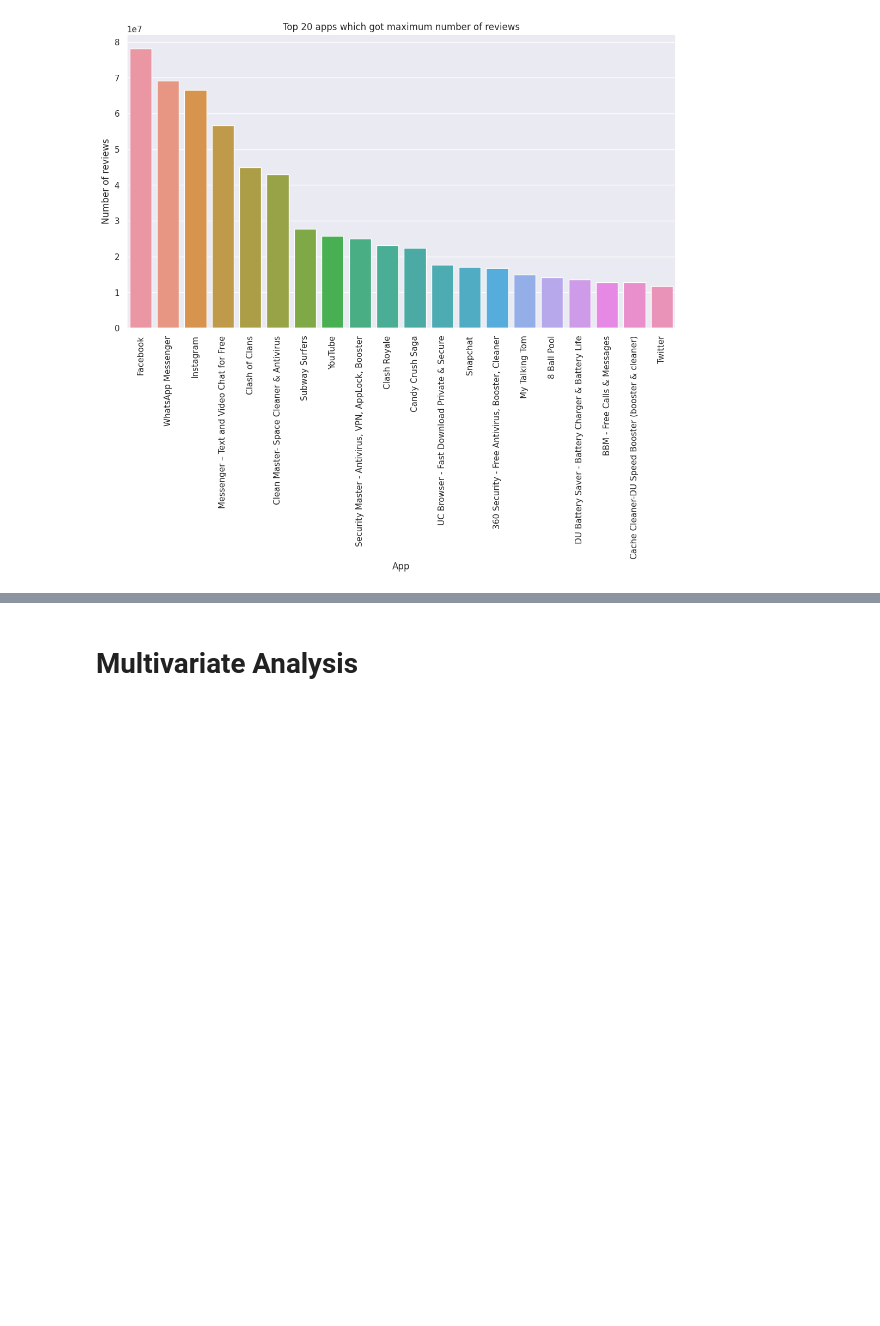
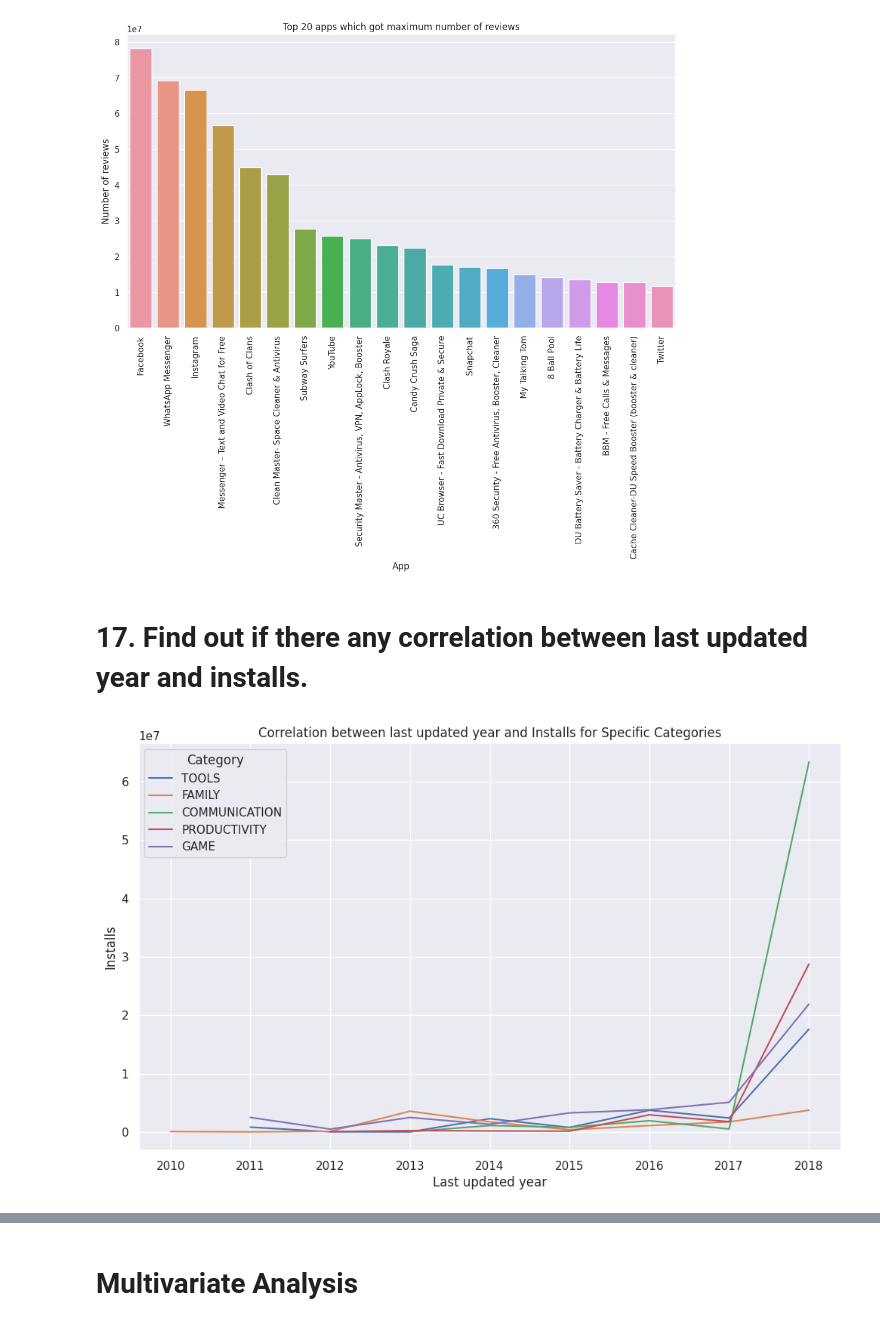
Before and after one commit to GourabR/Playstore_app_review_analysis, a Jupyter notebook: EDA_playstore_app_analysis.ipynb, the cells around one changed output, grey strips where cells are left out. Cells and saved outputs as stored; diff of their text form; code cells hidden in the pictures; blank space fills up the shorter version.

```diff
--- a/EDA_playstore_app_analysis.ipynb
+++ b/EDA_playstore_app_analysis.ipynb
@@ -1298,3 +1252,19 @@ plt.xticks(rotation = 90)
 plt.show()
 # %% [output]
 [figure]
+# %% [markdown]
+# 17. Find out if there any correlation between last updated year and installs.
+# %%
+plt.figure(figsize=(12, 7))
+
+categories_to_plot = ['GAME', 'COMMUNICATION', 'FAMILY', 'TOOLS','PRODUCTIVITY']
+filtered_data = df[df['Category'].isin(categories_to_plot)]
+install_year_category = filtered_data.groupby(['Last updated year', 'Category'])['Installs'].mean().reset_index()
+install_year_category = install_year_category.sort_values(by='Installs')
+sns.lineplot(x='Last updated year', y='Installs', hue='Category', data=install_year_category)
+
+plt.title("Correlation between last updated year and Installs for Specific Categories")
+plt.legend(title='Category')
+plt.show()
+# %% [output]
+[figure, added]
```
Also changed, not shown: parts of 34 cells of this notebook.
